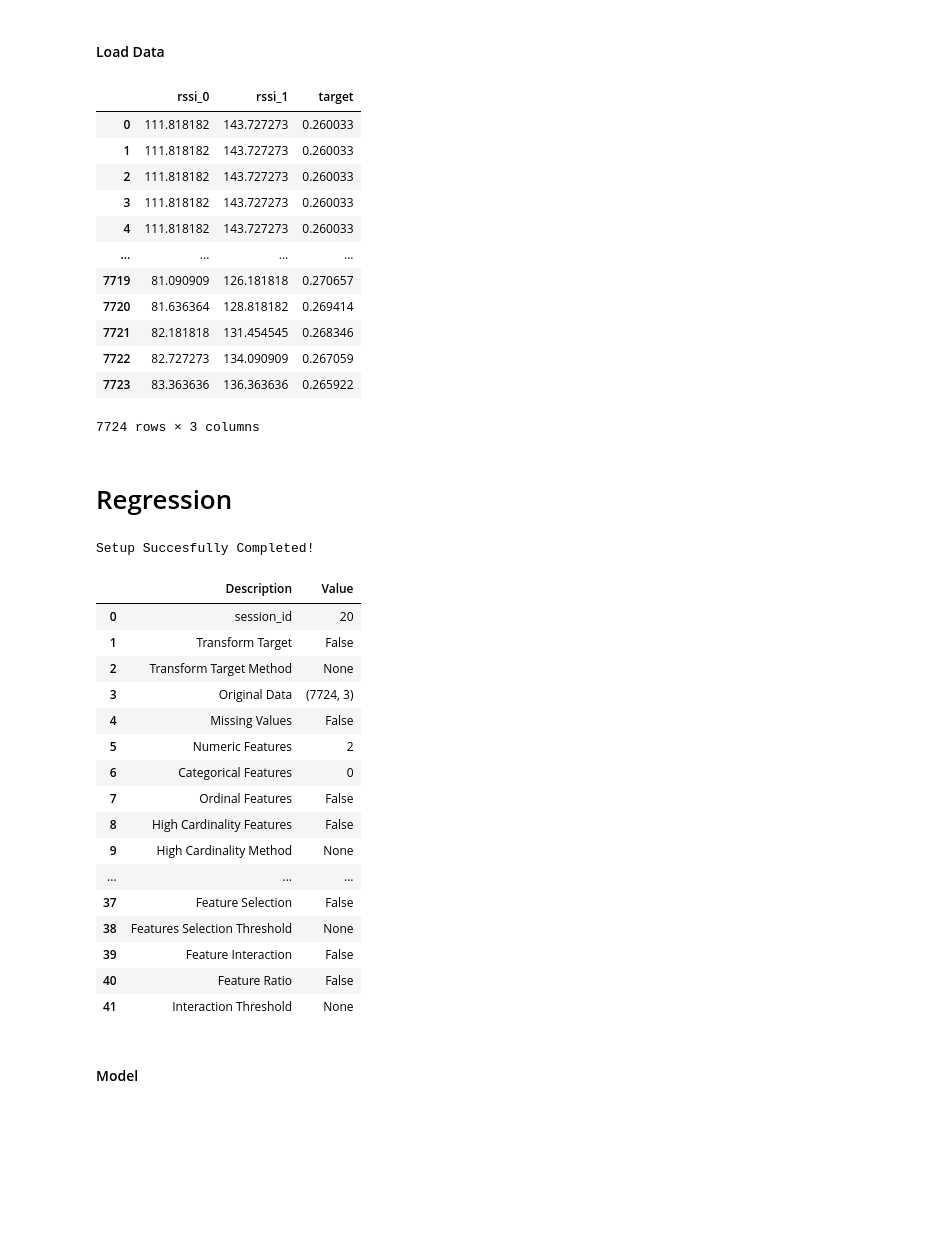
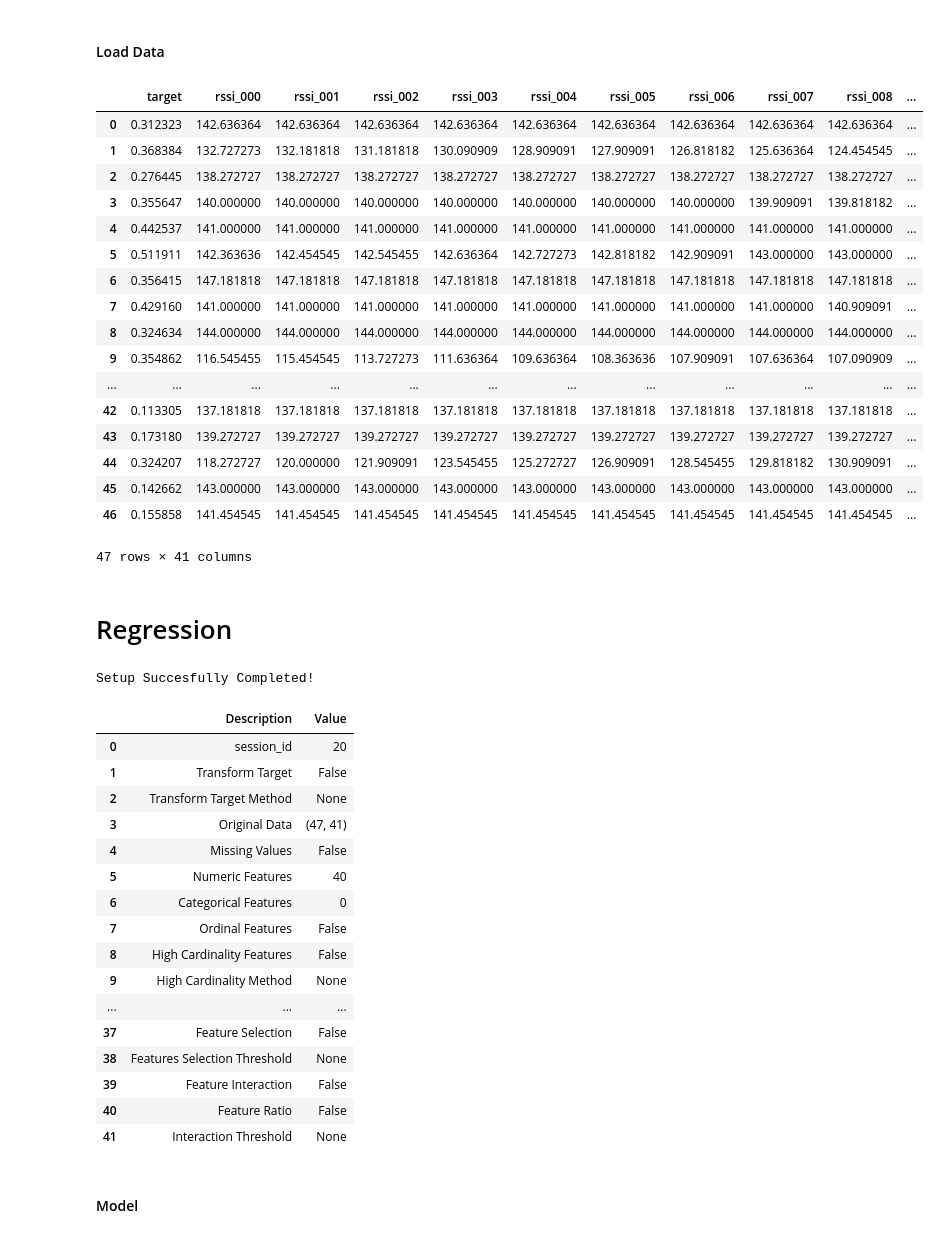
Before and after one commit to negargolestani/kinect_motion_tracking, a Jupyter notebook: regression_ml.ipynb, the cells around one changed output. Drawn from its saved outputs; the diff is of its cells as text; code cells hidden in the pictures; blank space fills up the shorter version.

```diff
--- a/regression_ml.ipynb
+++ b/regression_ml.ipynb
@@ -223,42 +35,47 @@ def get_data(dataset_name, file_names_range, target, features, win_size=None, st
 # %% [markdown]
 #### Load Data
 # %%
-dataset_name = 'dataset_01'
+dataset_name = 'dataset_02'
 target = 'distance_1'
 features = 'rssi'
-win_size = None
-step_size_ratio = 1
+win_size = 20
+step_size_ratio = 20
 
 # Tarining
-file_names_range = np.arange(20)
+file_names_range = np.arange(25)
 data = get_data( dataset_name, file_names_range, target, features, win_size=win_size, step_size_ratio=step_size_ratio )
 
 # Test
-file_names_range = np.arange(20,25)
+file_names_range = np.arange(25,30)
 data_unseen = get_data( dataset_name, file_names_range, target, features, win_size=win_size, step_size_ratio=step_size_ratio )
 
 display(data)
 # %% [output]
-|  | rssi_0 | rssi_1 | target |
-| 0 | 111.818182 | 143.727273 | 0.260033 |
-| 1 | 111.818182 | 143.727273 | 0.260033 |
-| 2 | 111.818182 | 143.727273 | 0.260033 |
-| 3 | 111.818182 | 143.727273 | 0.260033 |
-| 4 | 111.818182 | 143.727273 | 0.260033 |
-| ... | ... | ... | ... |
-| 7719 | 81.090909 | 126.181818 | 0.270657 |
-| 7720 | 81.636364 | 128.818182 | 0.269414 |
-| 7721 | 82.181818 | 131.454545 | 0.268346 |
-| 7722 | 82.727273 | 134.090909 | 0.267059 |
-| 7723 | 83.363636 | 136.363636 | 0.265922 |
+|  | target | rssi_000 | rssi_001 | rssi_002 | rssi_003 | rssi_004 | rssi_005 | rssi_006 | rssi_007 | rssi_008 | ... |
+| 0 | 0.312323 | 142.636364 | 142.636364 | 142.636364 | 142.636364 | 142.636364 | 142.636364 | 142.636364 | 142.636364 | 142.636364 | ... |
+| 1 | 0.368384 | 132.727273 | 132.181818 | 131.181818 | 130.090909 | 128.909091 | 127.909091 | 126.818182 | 125.636364 | 124.454545 | ... |
+| 2 | 0.276445 | 138.272727 | 138.272727 | 138.272727 | 138.272727 | 138.272727 | 138.272727 | 138.272727 | 138.272727 | 138.272727 | ... |
+| 3 | 0.355647 | 140.000000 | 140.000000 | 140.000000 | 140.000000 | 140.000000 | 140.000000 | 140.000000 | 139.909091 | 139.818182 | ... |
+| 4 | 0.442537 | 141.000000 | 141.000000 | 141.000000 | 141.000000 | 141.000000 | 141.000000 | 141.000000 | 141.000000 | 141.000000 | ... |
+| 5 | 0.511911 | 142.363636 | 142.454545 | 142.545455 | 142.636364 | 142.727273 | 142.818182 | 142.909091 | 143.000000 | 143.000000 | ... |
+| 6 | 0.356415 | 147.181818 | 147.181818 | 147.181818 | 147.181818 | 147.181818 | 147.181818 | 147.181818 | 147.181818 | 147.181818 | ... |
+| 7 | 0.429160 | 141.000000 | 141.000000 | 141.000000 | 141.000000 | 141.000000 | 141.000000 | 141.000000 | 141.000000 | 140.909091 | ... |
+| 8 | 0.324634 | 144.000000 | 144.000000 | 144.000000 | 144.000000 | 144.000000 | 144.000000 | 144.000000 | 144.000000 | 144.000000 | ... |
+| 9 | 0.354862 | 116.545455 | 115.454545 | 113.727273 | 111.636364 | 109.636364 | 108.363636 | 107.909091 | 107.636364 | 107.090909 | ... |
+| ... | ... | ... | ... | ... | ... | ... | ... | ... | ... | ... | ... |
+| 42 | 0.113305 | 137.181818 | 137.181818 | 137.181818 | 137.181818 | 137.181818 | 137.181818 | 137.181818 | 137.181818 | 137.181818 | ... |
+| 43 | 0.173180 | 139.272727 | 139.272727 | 139.272727 | 139.272727 | 139.272727 | 139.272727 | 139.272727 | 139.272727 | 139.272727 | ... |
+| 44 | 0.324207 | 118.272727 | 120.000000 | 121.909091 | 123.545455 | 125.272727 | 126.909091 | 128.545455 | 129.818182 | 130.909091 | ... |
+| 45 | 0.142662 | 143.000000 | 143.000000 | 143.000000 | 143.000000 | 143.000000 | 143.000000 | 143.000000 | 143.000000 | 143.000000 | ... |
+| 46 | 0.155858 | 141.454545 | 141.454545 | 141.454545 | 141.454545 | 141.454545 | 141.454545 | 141.454545 | 141.454545 | 141.454545 | ... |
-7724 rows × 3 columns
+47 rows × 41 columns
 # %% [markdown]
 # Regression
 # %%
 exp_reg = setup(data,
 #                 train_size = .9,
                 target = 'target',
-#                 normalize = True,
+                normalize = True,
                 session_id = 20
                 )
 # %% [output]
@@ -267,9 +84,9 @@ Setup Succesfully Completed!
 | 0 | session_id | 20 |
 | 1 | Transform Target | False |
 | 2 | Transform Target Method | None |
-| 3 | Original Data | (7724, 3) |
+| 3 | Original Data | (47, 41) |
 | 4 | Missing Values | False |
-| 5 | Numeric Features | 2 |
+| 5 | Numeric Features | 40 |
 | 6 | Categorical Features | 0 |
 | 7 | Ordinal Features | False |
 | 8 | High Cardinality Features | False |
```
Also changed, not shown: parts of 12 cells of this notebook, 2 other files.
